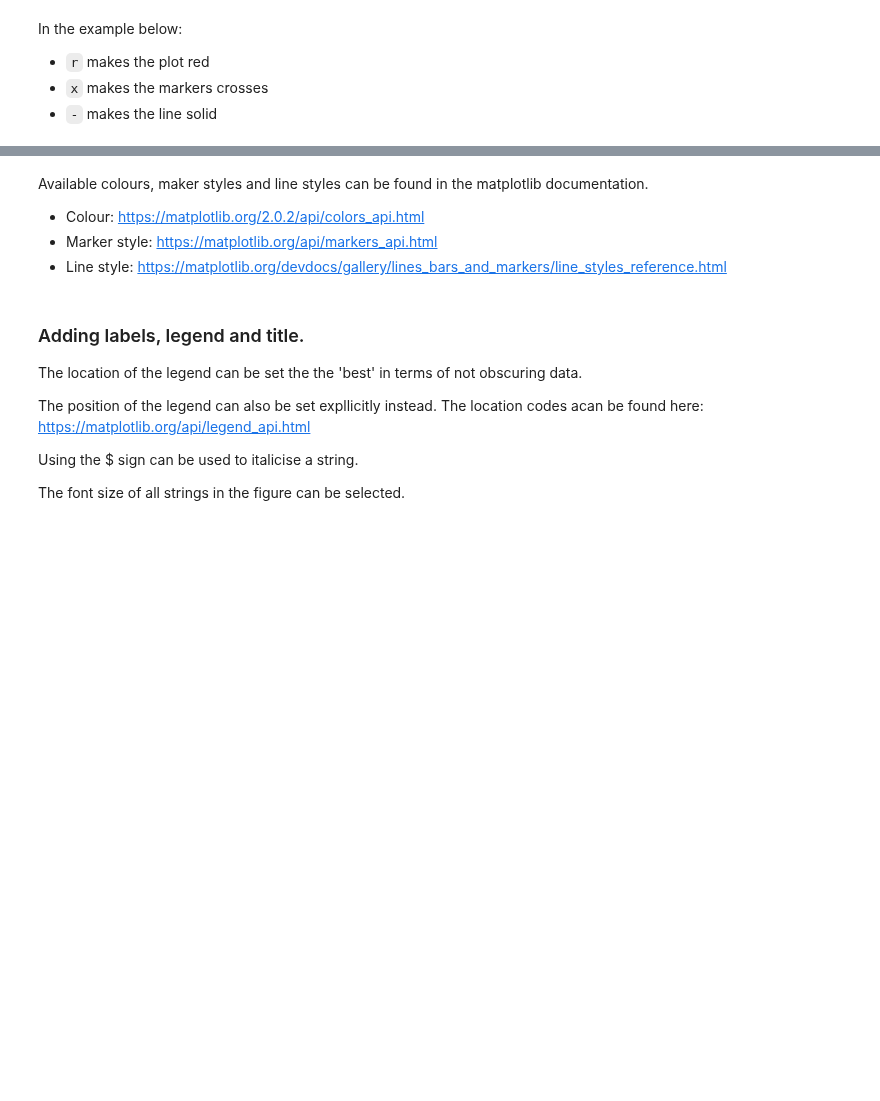
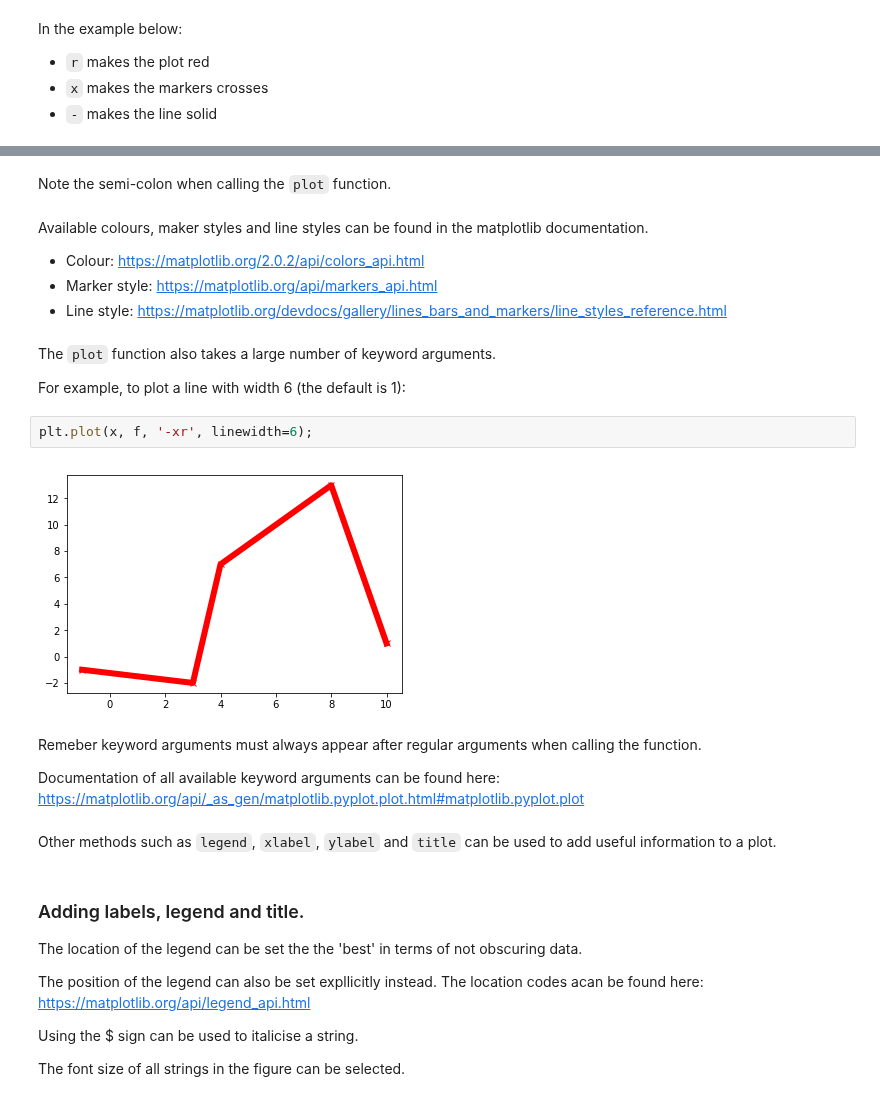
Before and after one commit to hphilamore/ILAS_python, a Jupyter notebook: 8_Plotting.ipynb, the cells around one changed output, grey strips where cells are left out. Cells and saved outputs as stored; diff of their text form; blank space fills up the shorter version.

Commit message:
plotting solutions almost complete

```diff
--- a/8_Plotting.ipynb
+++ b/8_Plotting.ipynb
@@ -116,9 +144,25 @@ plt.plot(x, f, '-xr')
 [figure]
+# %% [markdown]
+Note the semi-colon when calling the `plot` function.
 # %% [markdown]
 Available colours, maker styles and line styles can be found in the matplotlib documentation.
  - Colour: https://matplotlib.org/2.0.2/api/colors_api.html
  - Marker style: https://matplotlib.org/api/markers_api.html
  - Line style: https://matplotlib.org/devdocs/gallery/lines_bars_and_markers/line_styles_reference.html
+# %% [markdown]
+The `plot` function also takes a large number of keyword arguments.
+
+For example, to plot a line with width 6 (the default is 1):
+# %%
+plt.plot(x, f, '-xr', linewidth=6);
+# %% [output]
+[figure, added]
+# %% [markdown]
+Remeber keyword arguments must always appear after regular arguments when calling the function.
+
+Documentation of all available keyword arguments can be found here: https://matplotlib.org/api/_as_gen/matplotlib.pyplot.plot.html#matplotlib.pyplot.plot
+# %% [markdown]
+Other methods such as `legend`, `xlabel`, `ylabel` and `title` can be used to add useful information to a plot.
 # %% [markdown]
 ### Adding labels, legend and title.
 The location of the legend can be set the the 'best' in terms of not obscuring data.
```
Also changed, not shown: parts of 64 cells of this notebook, 7 other files.
